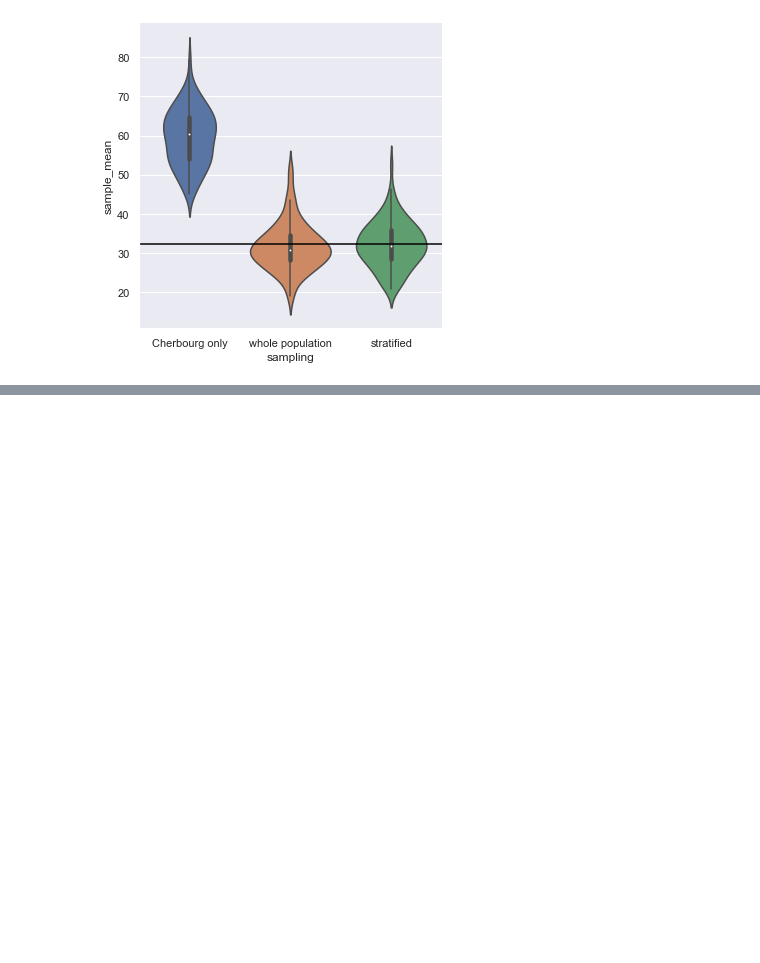
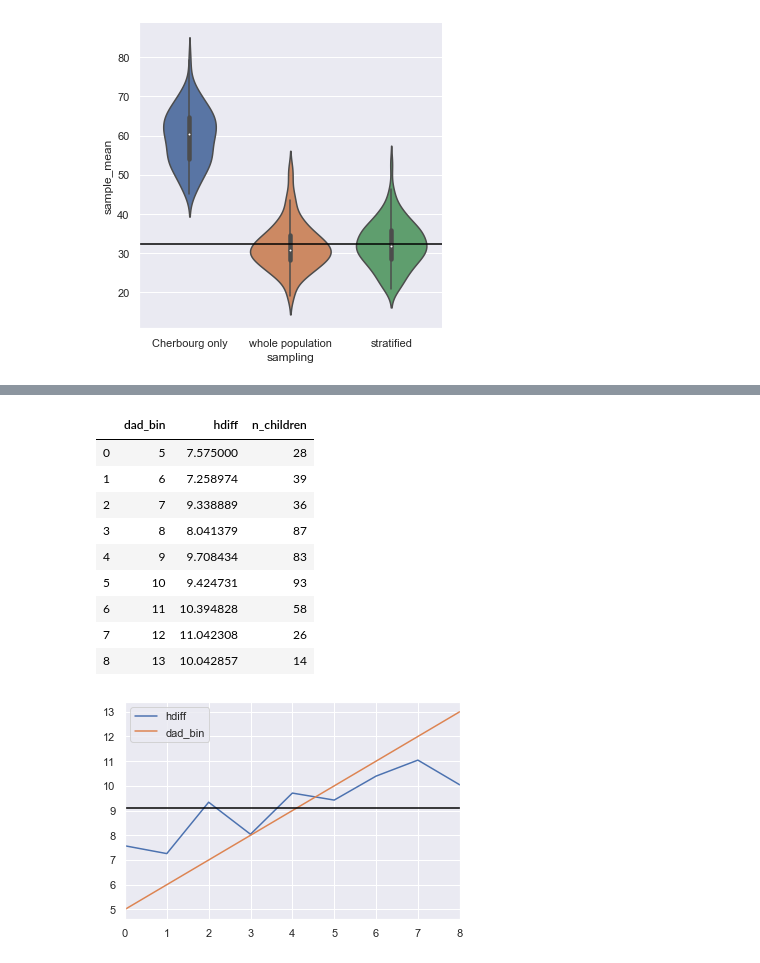
Before and after one commit to gentimouton/dives, a Jupyter notebook: practical_ds/practical_stats_ch2_sampling.ipynb, the cells around one changed output, grey strips where cells are left out. Drawn from its saved outputs; the diff is of its cells as text; code cells hidden in the pictures; blank space fills up the shorter version.

```diff
--- a/practical_ds/practical_stats_ch2_sampling.ipynb
+++ b/practical_ds/practical_stats_ch2_sampling.ipynb
@@ -261,0 +369,29 @@ true total pop mean: 32.2042
+# %%
+bins = [-100] + list(range(-6, 6+1, 1)) + [100]
+ddf['dad_bin'] = ddf['dad'].astype(int) # truncate
+res = (
+    ddf
+    .query('(child_gender == "male") & (dad >= 5) & (dad < 14)')
+    .groupby('dad_bin')
+    .agg({'hdiff': 'mean', 'n_children':'count'})
+    .reset_index()
+)
+
+# plot - TODO: boxplot instead of lines
+ax = res[['hdiff','dad_bin']].plot()
+m = ddf.query('(child_gender == "male") & (dad >= 5) & (dad < 15)')['dad'].mean()
+ax.axhline(m, color='black');
+
+res
+# %% [output]
+|  | dad_bin | hdiff | n_children |
+| 0 | 5 | 7.575000 | 28 |
+| 1 | 6 | 7.258974 | 39 |
+| 2 | 7 | 9.338889 | 36 |
+| 3 | 8 | 8.041379 | 87 |
+| 4 | 9 | 9.708434 | 83 |
+| 5 | 10 | 9.424731 | 93 |
+| 6 | 11 | 10.394828 | 58 |
+| 7 | 12 | 11.042308 | 26 |
+| 8 | 13 | 10.042857 | 14 |
+[figure, added]
```
Also changed, not shown: parts of 4 cells of this notebook, 1 other file.
